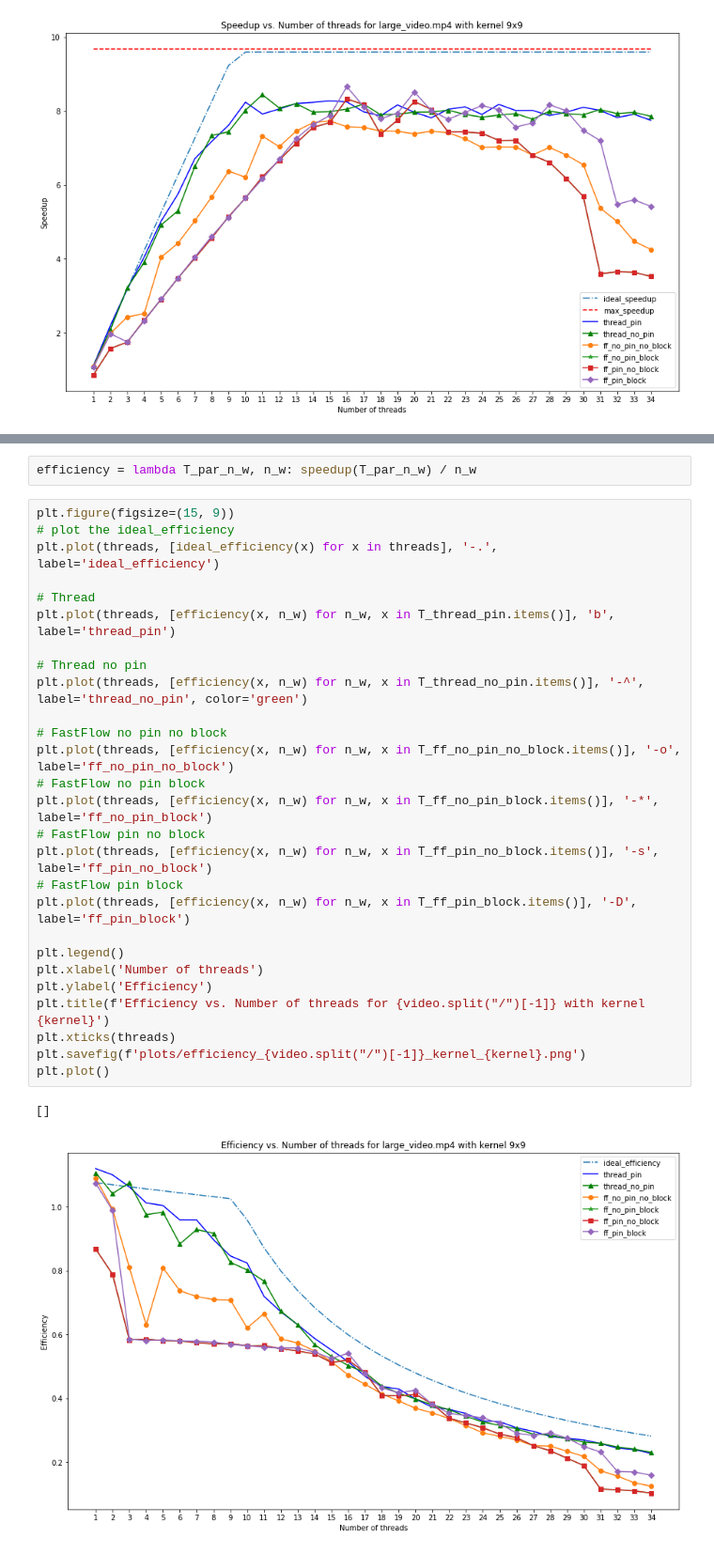
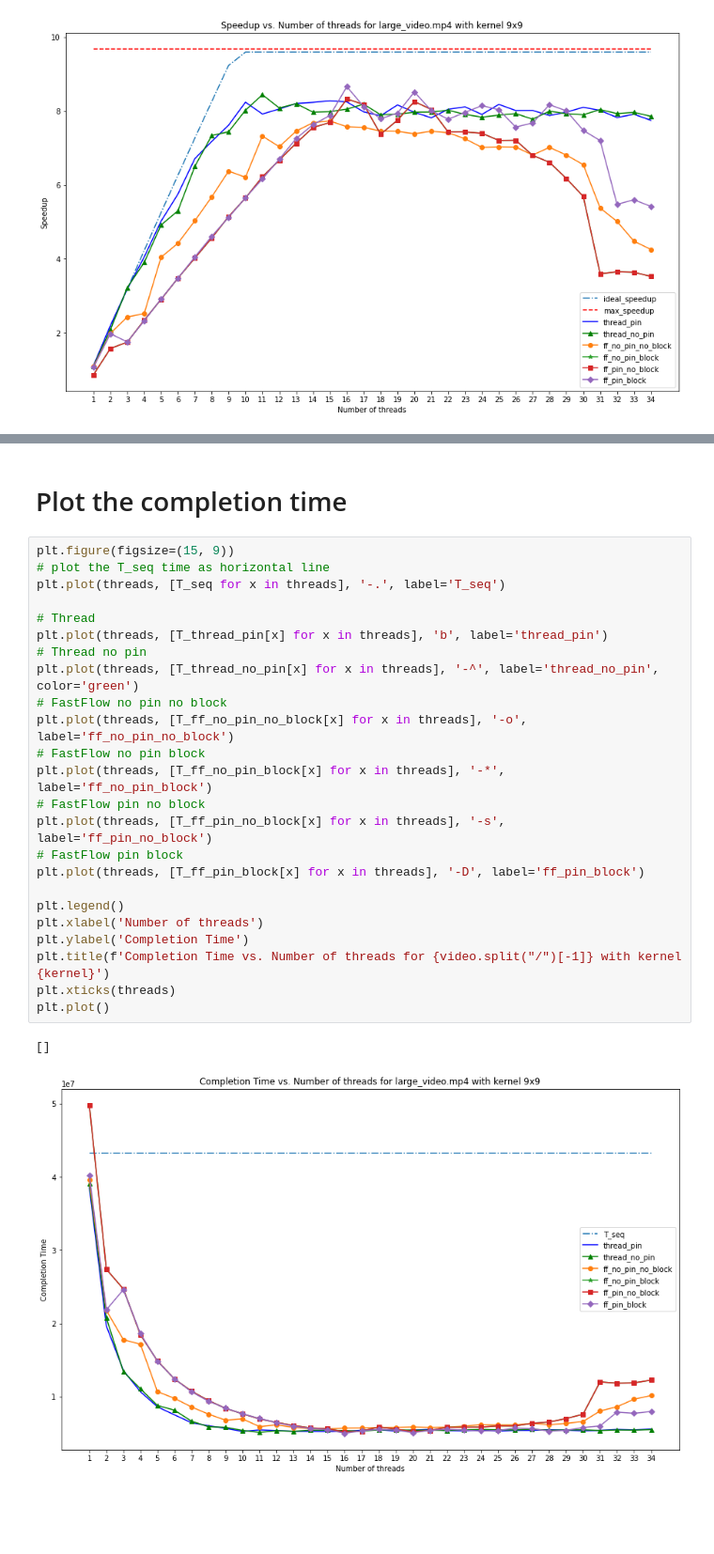
Before and after one commit to Pier297/parallel-motion-detection, a Jupyter notebook: Plot.ipynb, the cells around one changed output, grey strips where cells are left out. Shown at 94% size. Saved outputs shown, nothing was run; the diff lists cells and outputs as text; blank space fills up the shorter version.

```diff
--- a/Plot.ipynb
+++ b/Plot.ipynb
@@ -198,32 +195,29 @@ plt.plot()
-# %%
-efficiency = lambda T_par_n_w, n_w: speedup(T_par_n_w) / n_w
+# %% [markdown]
+# Plot the completion time
 # %%
 plt.figure(figsize=(15, 9))
-# plot the ideal_efficiency
-plt.plot(threads, [ideal_efficiency(x) for x in threads], '-.', label='ideal_efficiency')
+# plot the T_seq time as horizontal line
+plt.plot(threads, [T_seq for x in threads], '-.', label='T_seq')
 
 # Thread
-plt.plot(threads, [efficiency(x, n_w) for n_w, x in T_thread_pin.items()], 'b', label='thread_pin')
-
+plt.plot(threads, [T_thread_pin[x] for x in threads], 'b', label='thread_pin')
 # Thread no pin
-plt.plot(threads, [efficiency(x, n_w) for n_w, x in T_thread_no_pin.items()], '-^', label='thread_no_pin', color='green')
-
+plt.plot(threads, [T_thread_no_pin[x] for x in threads], '-^', label='thread_no_pin', color='green')
 # FastFlow no pin no block
-plt.plot(threads, [efficiency(x, n_w) for n_w, x in T_ff_no_pin_no_block.items()], '-o', label='ff_no_pin_no_block')
+plt.plot(threads, [T_ff_no_pin_no_block[x] for x in threads], '-o', label='ff_no_pin_no_block')
 # FastFlow no pin block
-plt.plot(threads, [efficiency(x, n_w) for n_w, x in T_ff_no_pin_block.items()], '-*', label='ff_no_pin_block')
+plt.plot(threads, [T_ff_no_pin_block[x] for x in threads], '-*', label='ff_no_pin_block')
 # FastFlow pin no block
-plt.plot(threads, [efficiency(x, n_w) for n_w, x in T_ff_pin_no_block.items()], '-s', label='ff_pin_no_block')
+plt.plot(threads, [T_ff_pin_no_block[x] for x in threads], '-s', label='ff_pin_no_block')
 # FastFlow pin block
-plt.plot(threads, [efficiency(x, n_w) for n_w, x in T_ff_pin_block.items()], '-D', label='ff_pin_block')
+plt.plot(threads, [T_ff_pin_block[x] for x in threads], '-D', label='ff_pin_block')
 
 plt.legend()
 plt.xlabel('Number of threads')
-plt.ylabel('Efficiency')
-plt.title(f'Efficiency vs. Number of threads for {video.split("/")[-1]} with kernel {kernel}')
+plt.ylabel('Completion Time')
+plt.title(f'Completion Time vs. Number of threads for {video.split("/")[-1]} with kernel {kernel}')
 plt.xticks(threads)
-plt.savefig(f'plots/efficiency_{video.split("/")[-1]}_kernel_{kernel}.png')
 plt.plot()
 # %% [output]
 []
-[figure, old version]
+[figure, new version]
```
Also changed, not shown: parts of 3 cells of this notebook, 5 other files.
